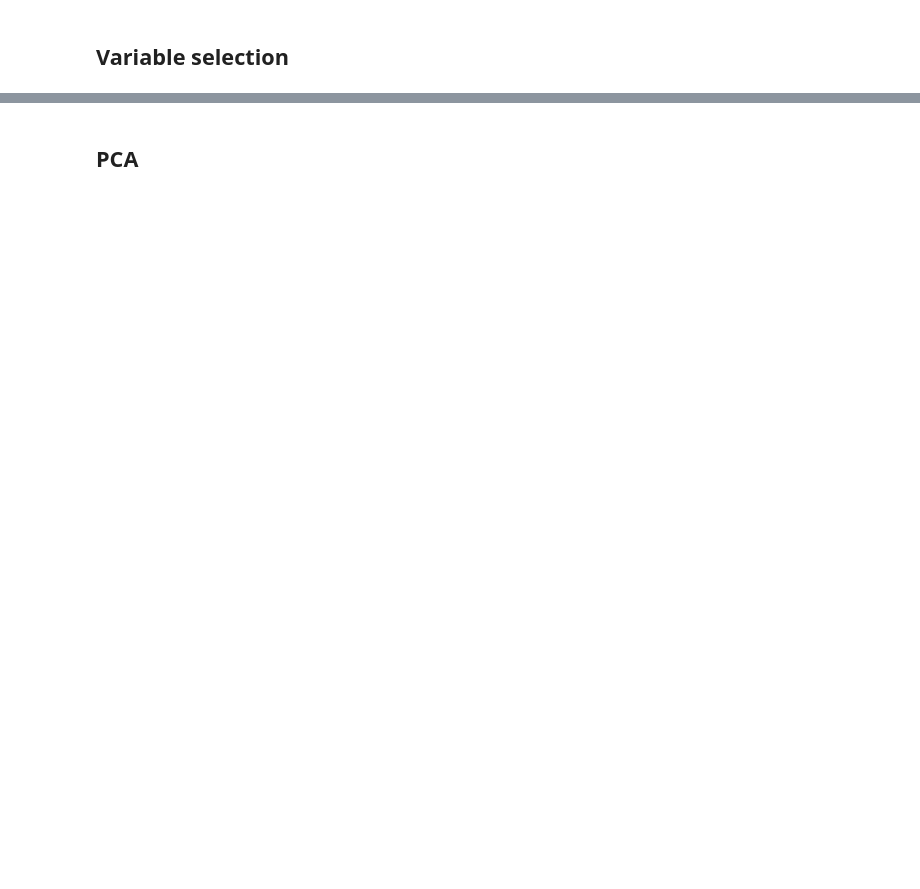
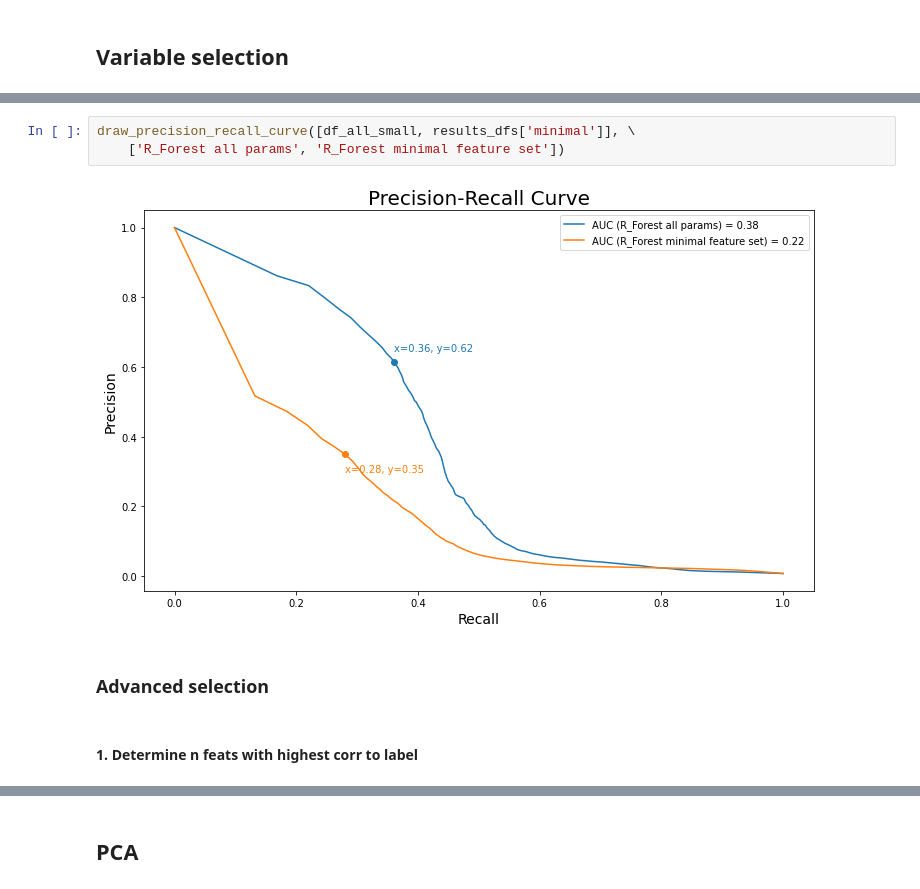
Before and after one commit to mikrzol/ML_bacteriophage_host_predicting, a Jupyter notebook: feature_exploration.ipynb, the cells around one changed output, grey strips where cells are left out. Cells and saved outputs as stored; diff of their text form; blank space fills up the shorter version.

```diff
--- a/feature_exploration.ipynb
+++ b/feature_exploration.ipynb
@@ -191,0 +261,9 @@ vif_2
+# %%
+draw_precision_recall_curve([df_all_small, results_dfs['minimal']], \
+    ['R_Forest all params', 'R_Forest minimal feature set'])
+# %% [output]
+[figure, added]
+# %% [markdown]
+### Advanced selection
+# %% [markdown]
+#### 1. Determine n feats with highest corr to label
```
Also changed, not shown: parts of 60 cells of this notebook.
